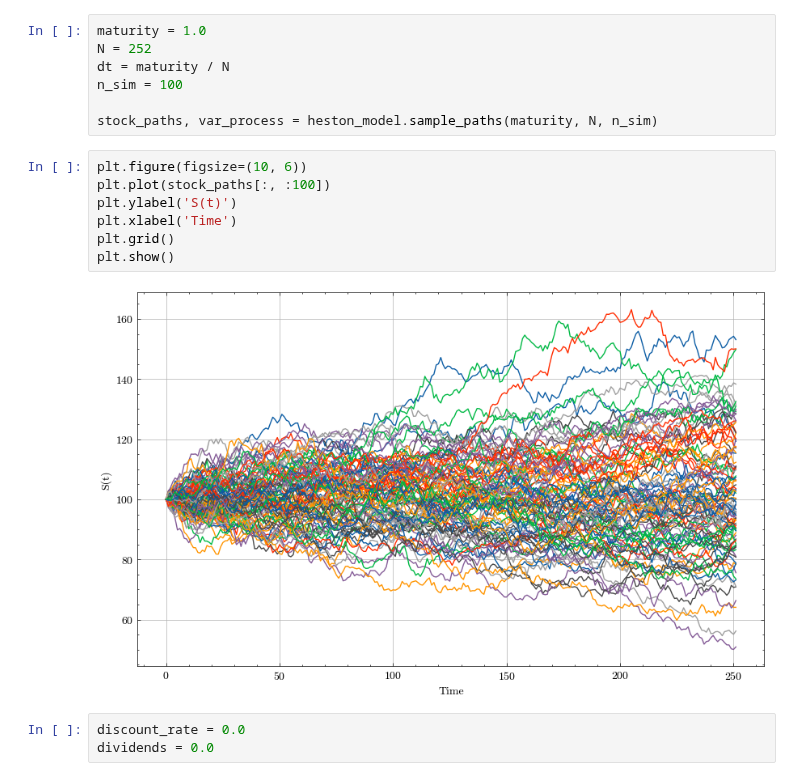
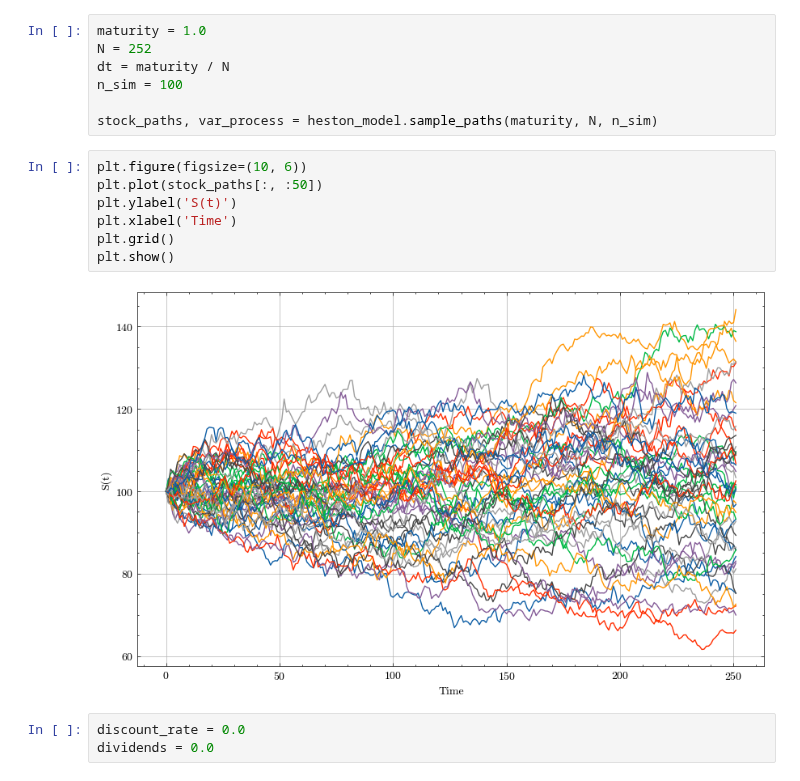
Before and after one commit to paolodelia99/delta-hedging, a Jupyter notebook: heston-hedging/heston_delta_hedging.ipynb, the cells around one changed output. Saved outputs shown, nothing was run; the diff lists cells and outputs as text.

```diff
--- a/heston-hedging/heston_delta_hedging.ipynb
+++ b/heston-hedging/heston_delta_hedging.ipynb
@@ -56,13 +56,13 @@ n_sim = 100
 stock_paths, var_process = heston_model.sample_paths(maturity, N, n_sim)
 # %%
 plt.figure(figsize=(10, 6))
-plt.plot(stock_paths[:, :100])
+plt.plot(stock_paths[:, :50])
 plt.ylabel('S(t)')
 plt.xlabel('Time')
 plt.grid()
 plt.show()
 # %% [output]
-[figure, old version]
+[figure, new version]
 # %%
 discount_rate = 0.0
 dividends = 0.0
```
Also changed, not shown: parts of 93 cells of this notebook.
